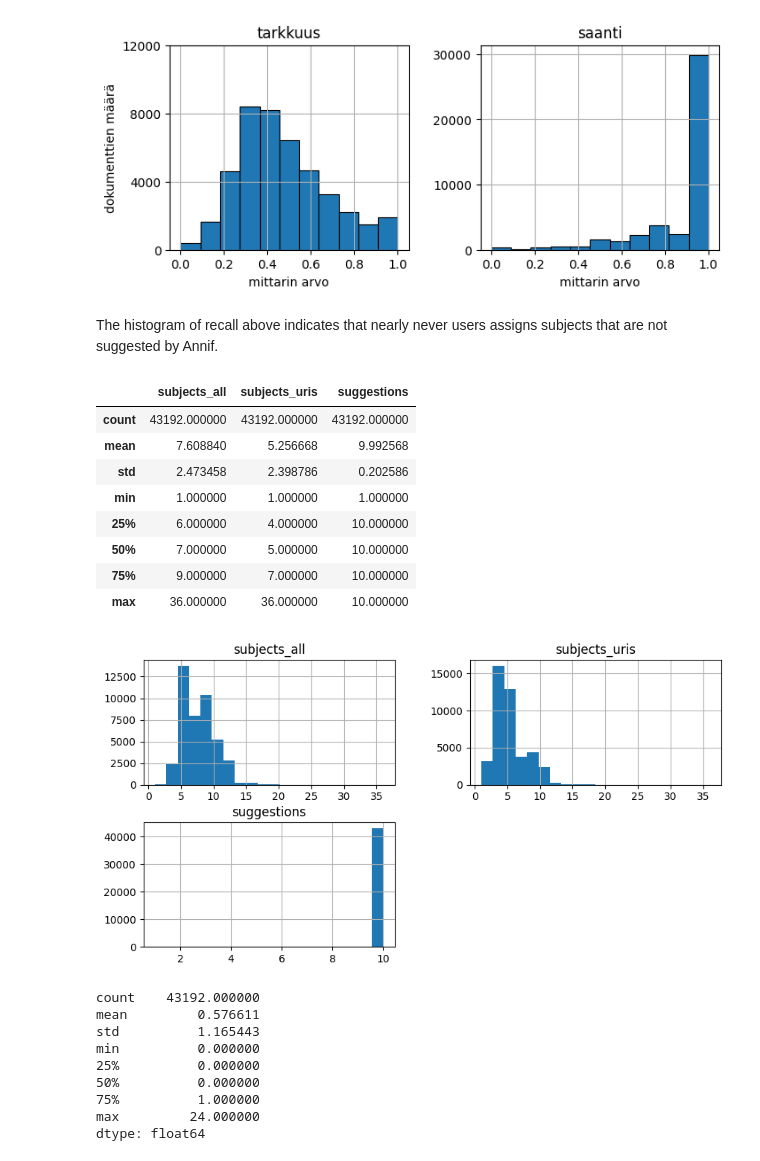
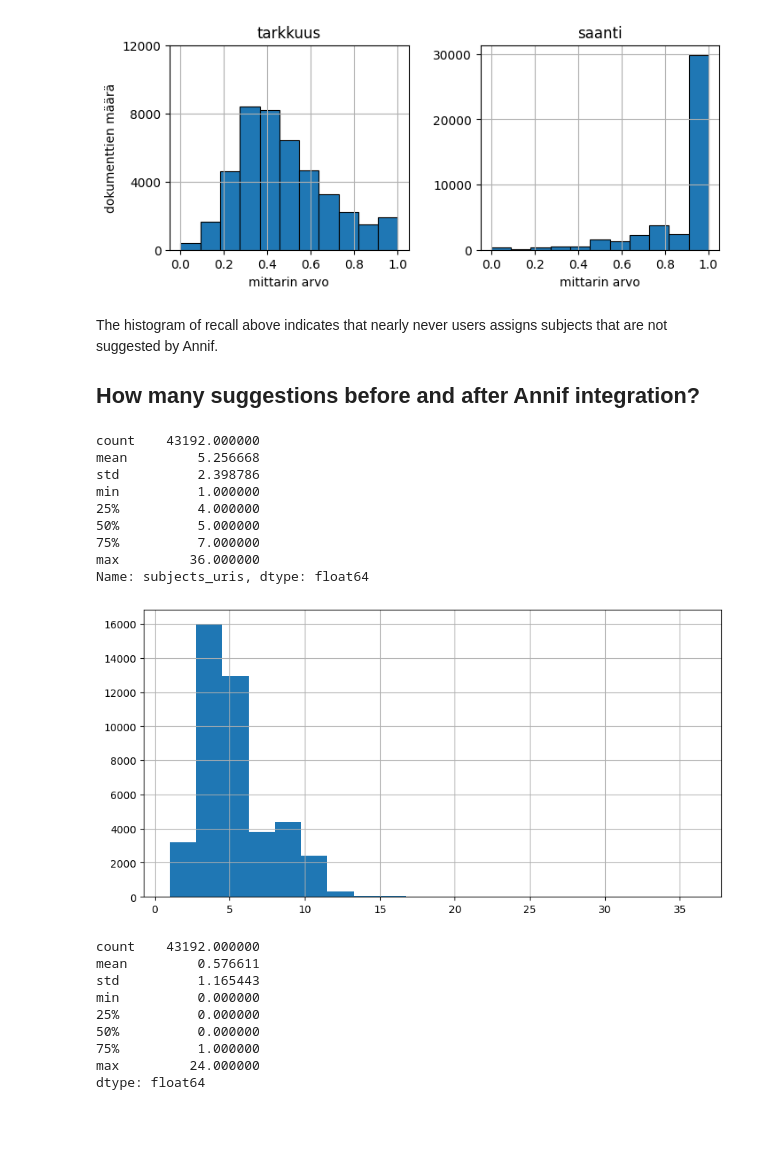
Before and after one commit to NatLibFi/FintoAI-data-YSO, a Jupyter notebook: repository-metrics-analysis/analyse-theseus-tietolinja.ipynb, the cells around one changed output. Cells and saved outputs as stored; diff of their text form; code cells hidden in the pictures; blank space fills up the shorter version.

```diff
--- a/repository-metrics-analysis/analyse-theseus-tietolinja.ipynb
+++ b/repository-metrics-analysis/analyse-theseus-tietolinja.ipynb
@@ -311,21 +347,22 @@ Text(0.5, 0, 'mittarin arvo')
 # %% [markdown]
 The histogram of recall above indicates that nearly never users assigns subjects that
 are not suggested by Annif.
+
+## How many suggestions before and after Annif integration?
 # %%
-# How many subjects and suggestions?
-df_fi[["subjects_all", "subjects_uris", "suggestions"]].applymap(lambda x: len(x)).hist(bins=20, figsize=(10, 5))
-df_fi[["subjects_all", "subjects_uris", "suggestions"]].applymap(lambda x: len(x)).describe()
+df_fi.subjects_uris.apply(lambda x: len(x)).hist(bins=20, figsize=(10, 5))
+df_fi.subjects_uris.apply(lambda x: len(x)).describe()
 # %% [output]
-|  | subjects_all | subjects_uris | suggestions |
-| count | 43192.000000 | 43192.000000 | 43192.000000 |
-| mean | 7.608840 | 5.256668 | 9.992568 |
-| std | 2.473458 | 2.398786 | 0.202586 |
-| min | 1.000000 | 1.000000 | 1.000000 |
-| 25% | 6.000000 | 4.000000 | 10.000000 |
-| 50% | 7.000000 | 5.000000 | 10.000000 |
-| 75% | 9.000000 | 7.000000 | 10.000000 |
-| max | 36.000000 | 36.000000 | 10.000000 |
+count    43192.000000
+mean         5.256668
+std          2.398786
+min          1.000000
+25%          4.000000
+50%          5.000000
+75%          7.000000
+max         36.000000
+Name: subjects_uris, dtype: float64
-[figure, old version]
+[figure, new version]
 # %%
 # How many subjects_uris not in suggestions? (Handpicked subjects)
 df_fi.apply(lambda x: len(set(x.subjects_uris) - set(x.suggestions)), axis=1).describe()
```
Also changed, not shown: parts of 10 cells of this notebook.
